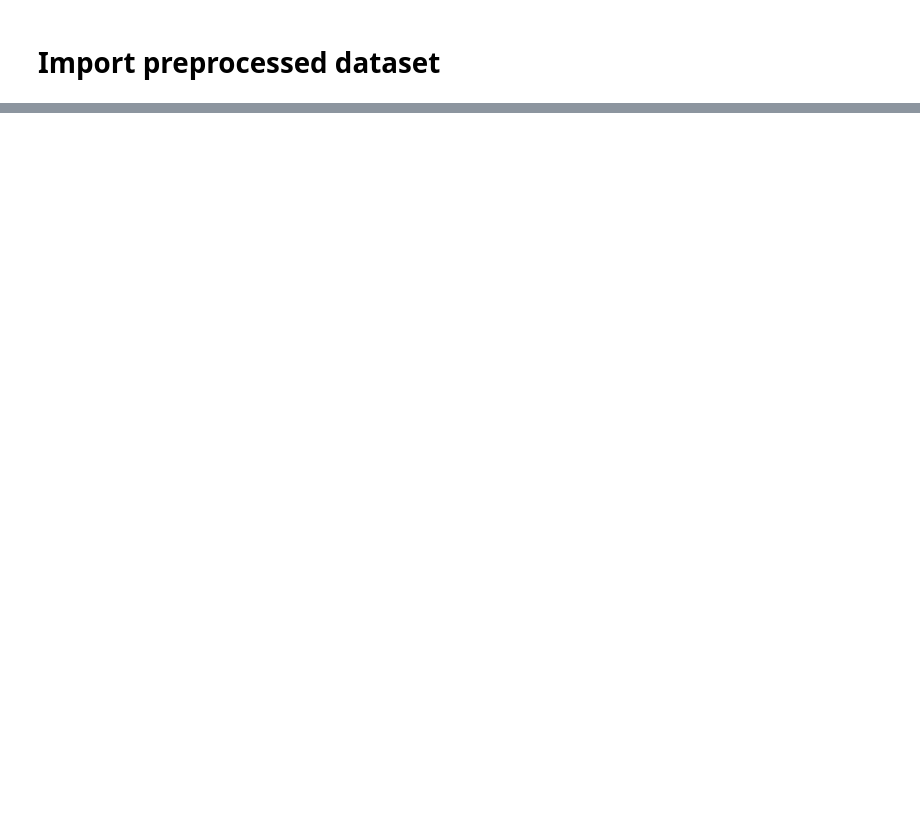
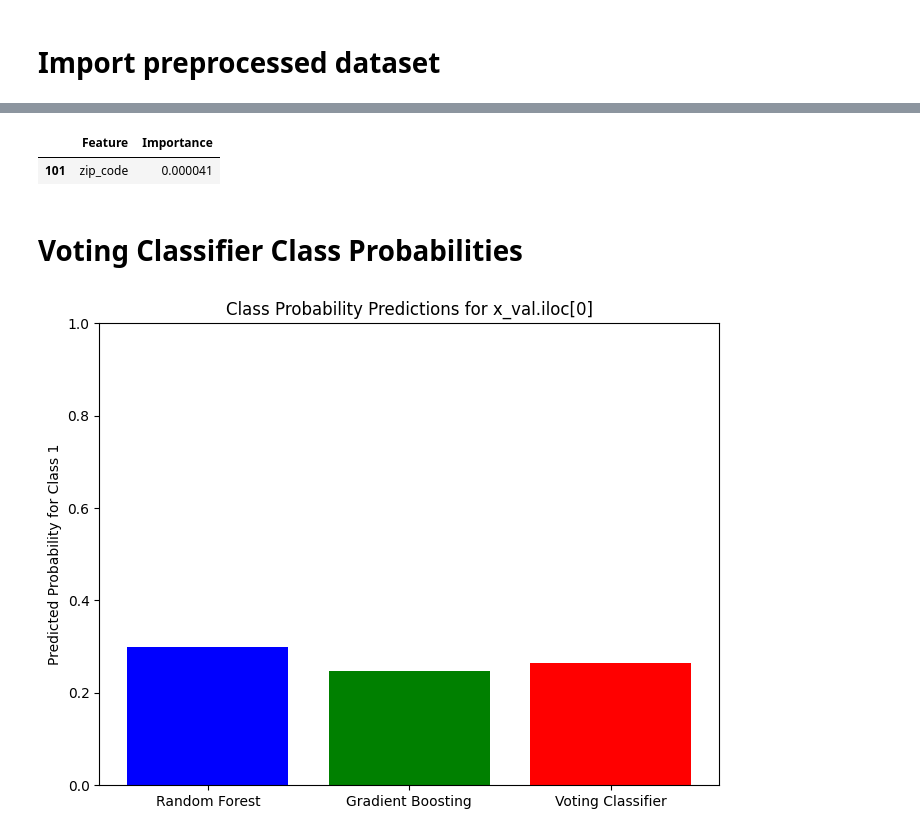
Before and after one commit to whong10/P2P-Loan-Risk-Modeling, a Jupyter notebook: Modeling.ipynb, the cells around one changed output, grey strips where cells are left out. Saved outputs shown, nothing was run; the diff lists cells and outputs as text; code cells hidden in the pictures; blank space fills up the shorter version.

Commit message:
evaluated voting classifier and mlp

```diff
--- a/Modeling.ipynb
+++ b/Modeling.ipynb
@@ -78,0 +158,7 @@ Confusion Matrix:
+# %%
+rf_saved = joblib.load("models/rf.pkl")
+knn_saved = joblib.load("models/knn.pkl")
+gb_saved = joblib.load("models/gb.pkl")
+#svm_saved = joblib.load("models/svm.pkl")
+xgb_saved = joblib.load("models/xgb.pkl")
+mlp_saved = joblib.load("models/mlp.pkl")
@@ -78,0 +213,2 @@ Confusion Matrix:
+# %%
+vc_saved = joblib.load("models/vc.pkl")
@@ -78,0 +487,32 @@ Confusion Matrix:
+# %%
+gb_total_importance_df[gb_total_importance_df['Feature'] == 'zip_code']
+# %% [output]
+|  | Feature | Importance |
+| 101 | zip_code | 0.000041 |
+# %% [markdown]
+# Voting Classifier Class Probabilities
+# %%
+# Extract the first sample as a DataFrame
+sample = x_val.iloc[[0]]
+
+# Compute class probabilities for rf_saved
+rf_prob = rf_saved.predict_proba(sample)[:, 1][0]
+
+# Compute class probabilities for gb_saved
+gb_prob = gb_saved.predict_proba(sample)[:, 1][0]
+
+# Compute class probabilities for vc_saved
+vc_prob = vc_saved.predict_proba(sample)[:, 1][0]
+
+# Plot the class probabilities
+probs = [rf_prob, gb_prob, vc_prob]
+labels = ['Random Forest', 'Gradient Boosting', 'Voting Classifier']
+
+plt.figure(figsize=(8, 6))
+plt.bar(labels, probs, color=['blue', 'green', 'red'])
+plt.ylabel('Predicted Probability for Class 1')
+plt.title('Class Probability Predictions for x_val.iloc[0]')
+plt.ylim(0, 1)
+plt.show()
+# %% [output]
+[figure, added]
```
Also changed, not shown: parts of 39 cells of this notebook, 3 other files.
